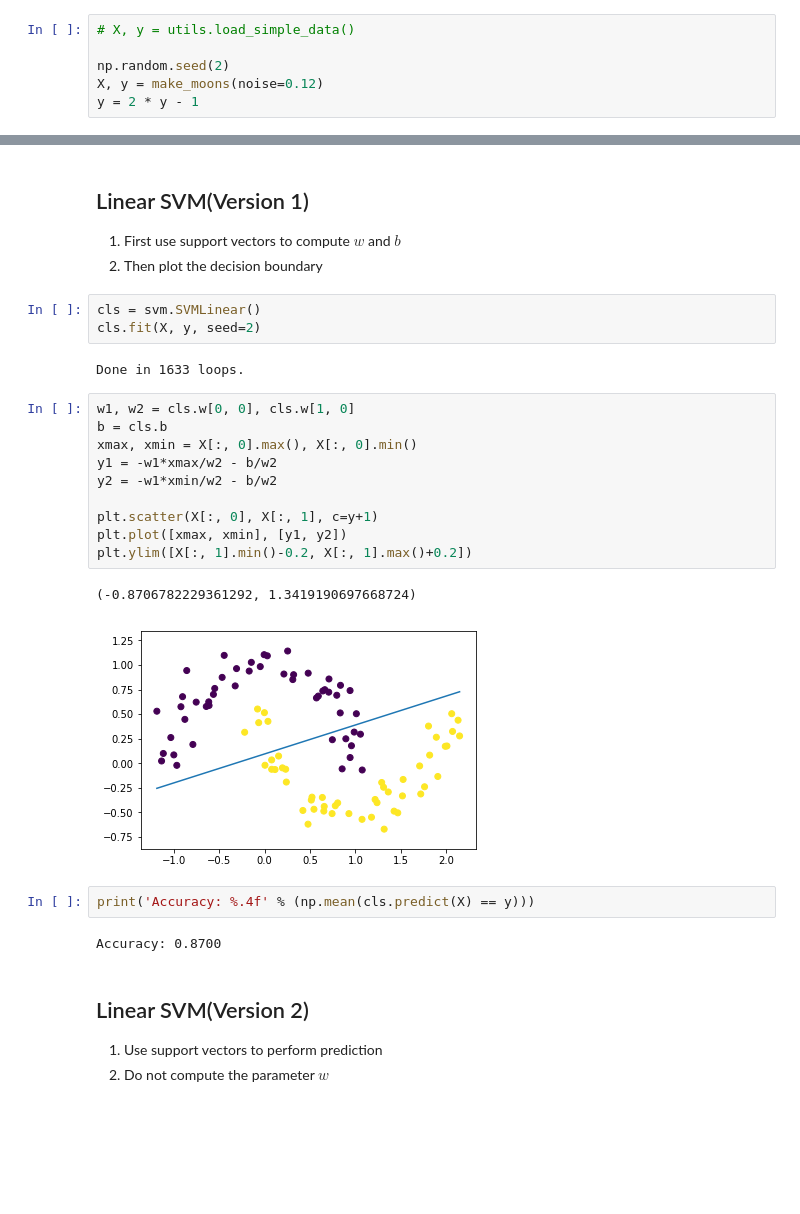
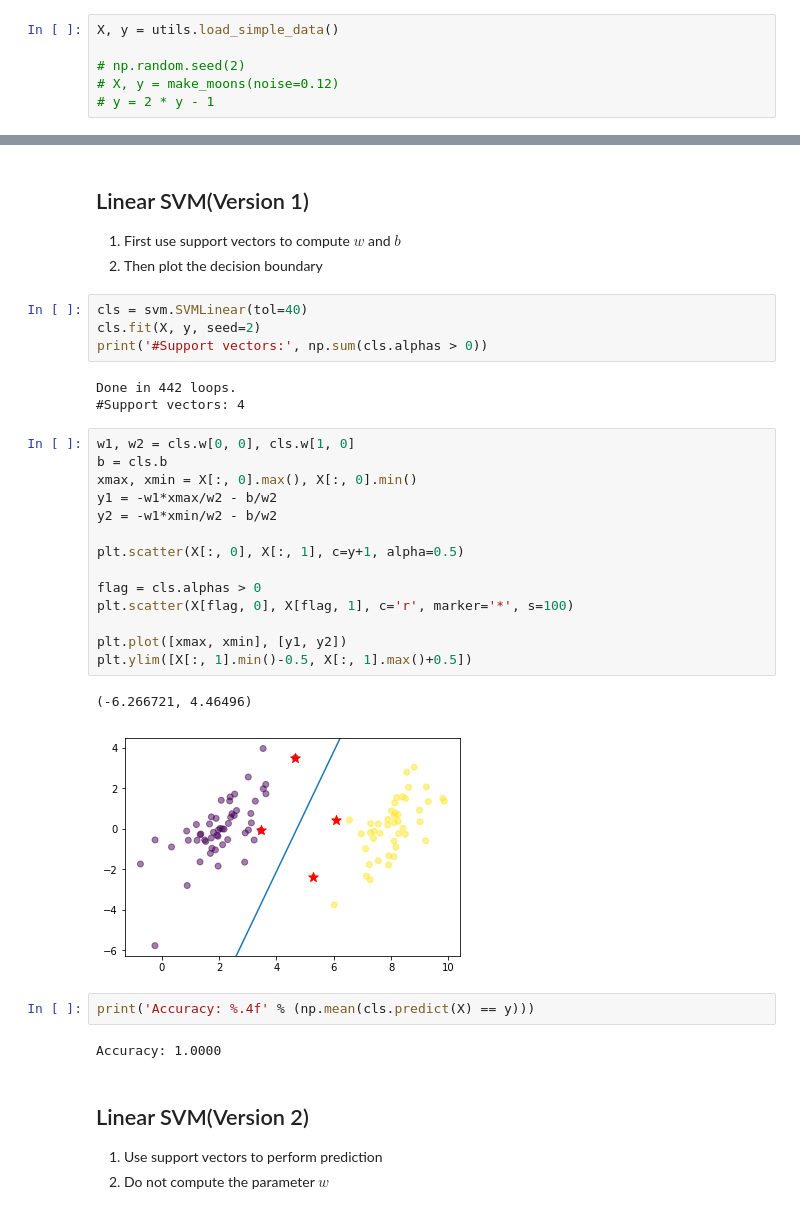
Before and after one commit to Irlyue/MLAlg, a Jupyter notebook: notebook/svm/SVM.ipynb, the cells around one changed output, grey strips where cells are left out. Cells and saved outputs as stored; diff of their text form; blank space fills up the shorter version.

```diff
--- a/notebook/svm/SVM.ipynb
+++ b/notebook/svm/SVM.ipynb
@@ -20,11 +17,11 @@ The autoreload extension is already loaded. To reload it, use:
 # %% [markdown]
 ## Preparing the Data
 # %%
-# X, y = utils.load_simple_data()
+X, y = utils.load_simple_data()
 
-np.random.seed(2)
-X, y = make_moons(noise=0.12)
-y = 2 * y - 1
+# np.random.seed(2)
+# X, y = make_moons(noise=0.12)
+# y = 2 * y - 1
 # %%
 X.shape, y.shape
 # %% [output]
@@ -39,27 +36,33 @@ plt.scatter(X[:, 0], X[:, 1], c=y+1)
 1. First use support vectors to compute $w$ and $b$
 2. Then plot the decision boundary
 # %%
-cls = svm.SVMLinear()
+cls = svm.SVMLinear(tol=40)
 cls.fit(X, y, seed=2)
+print('#Support vectors:', np.sum(cls.alphas > 0))
 # %% [output]
-Done in 1633 loops.
+Done in 442 loops.
+#Support vectors: 4
 # %%
 w1, w2 = cls.w[0, 0], cls.w[1, 0]
 b = cls.b
 xmax, xmin = X[:, 0].max(), X[:, 0].min()
 y1 = -w1*xmax/w2 - b/w2
 y2 = -w1*xmin/w2 - b/w2
 
-plt.scatter(X[:, 0], X[:, 1], c=y+1)
+plt.scatter(X[:, 0], X[:, 1], c=y+1, alpha=0.5)
+
+flag = cls.alphas > 0
+plt.scatter(X[flag, 0], X[flag, 1], c='r', marker='*', s=100)
+
 plt.plot([xmax, xmin], [y1, y2])
-plt.ylim([X[:, 1].min()-0.2, X[:, 1].max()+0.2])
+plt.ylim([X[:, 1].min()-0.5, X[:, 1].max()+0.5])
 # %% [output]
-(-0.8706782229361292, 1.3419190697668724)
+(-6.266721, 4.46496)
-[figure, old version]
+[figure, new version]
 # %%
 print('Accuracy: %.4f' % (np.mean(cls.predict(X) == y)))
 # %% [output]
-Accuracy: 0.8700
+Accuracy: 1.0000
 # %% [markdown]
 ## Linear SVM(Version 2)
 1. Use support vectors to perform prediction
```
Also changed, not shown: parts of 13 cells of this notebook.
